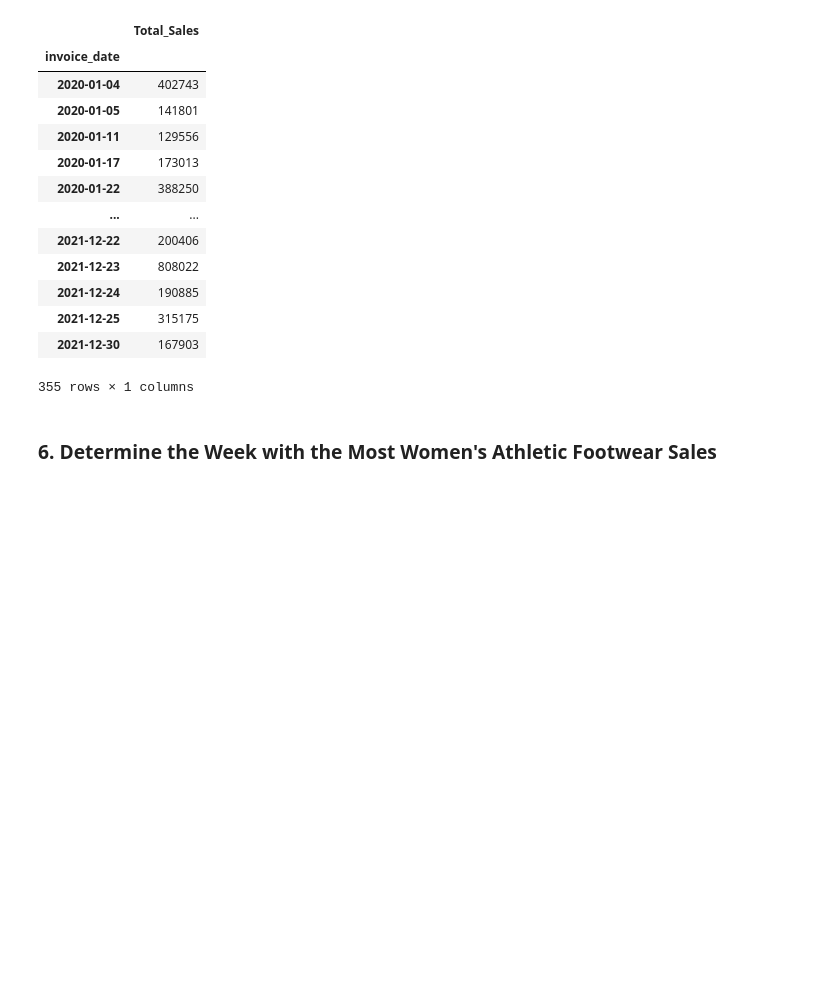
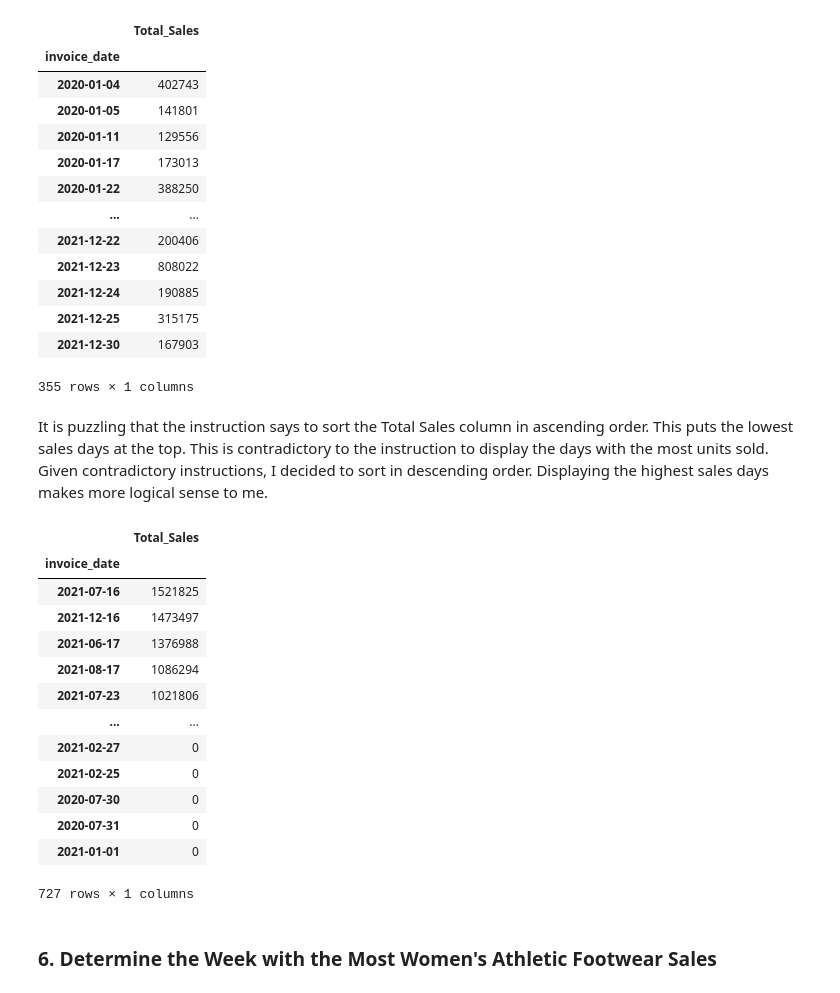
Before and after one commit to TurtleBeatsHare/athletic_sales_analysis, a Jupyter notebook: athletic_sales_analysis_starter_code.ipynb, the cells around one changed output. Cells and saved outputs as stored; diff of their text form; code cells hidden in the pictures; blank space fills up the shorter version.

```diff
--- a/athletic_sales_analysis_starter_code.ipynb
+++ b/athletic_sales_analysis_starter_code.ipynb
@@ -368,10 +368,28 @@ waf_by_day
 | 2021-12-25 | 315175 |
 | 2021-12-30 | 167903 |
 355 rows × 1 columns
+# %% [markdown]
+It is puzzling that the instruction says to sort the Total Sales column in ascending order. This puts the lowest sales days at the top. This is contradictory to the instruction to display the days with the most units sold. Given contradictory instructions, I decided to sort in descending order. Displaying the highest sales days makes more logical sense to me.
 # %%
 # Resample the pivot table into daily bins, and get the total sales for each day.
-
+waf_by_day_resampled = waf_by_day.resample('D').sum()
 
 # Sort the resampled pivot table in ascending order on "Total Sales".
+waf_by_day_resampled.sort_values('Total_Sales', ascending=False)
+# %% [output]
+|  | Total_Sales |
+| invoice_date |  |
+| 2021-07-16 | 1521825 |
+| 2021-12-16 | 1473497 |
+| 2021-06-17 | 1376988 |
+| 2021-08-17 | 1086294 |
+| 2021-07-23 | 1021806 |
+| ... | ... |
+| 2021-02-27 | 0 |
+| 2021-02-25 | 0 |
+| 2020-07-30 | 0 |
+| 2020-07-31 | 0 |
+| 2021-01-01 | 0 |
+727 rows × 1 columns
 # %% [markdown]
 ### 6.  Determine the Week with the Most Women's Athletic Footwear Sales
```
Also changed, not shown: parts of 2 cells of this notebook.
